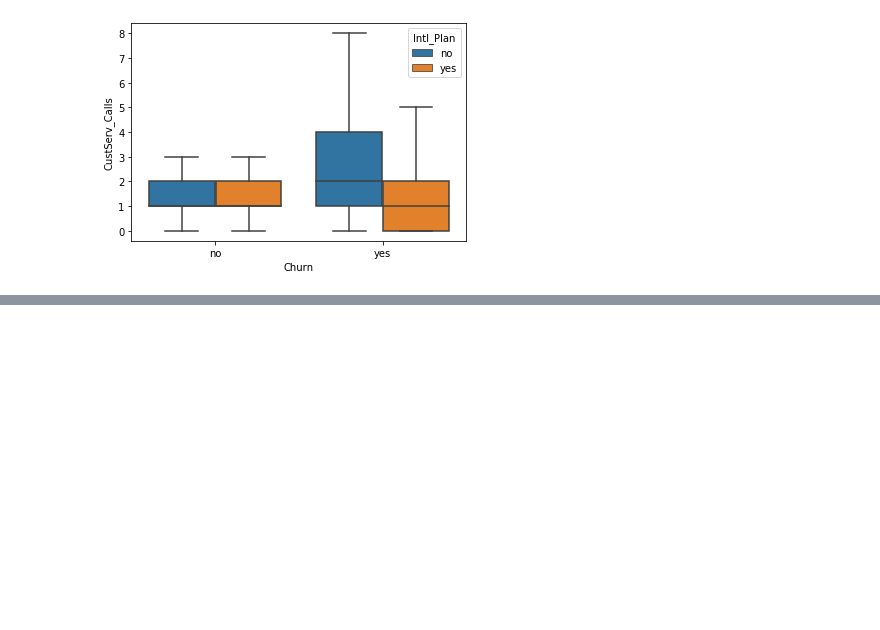
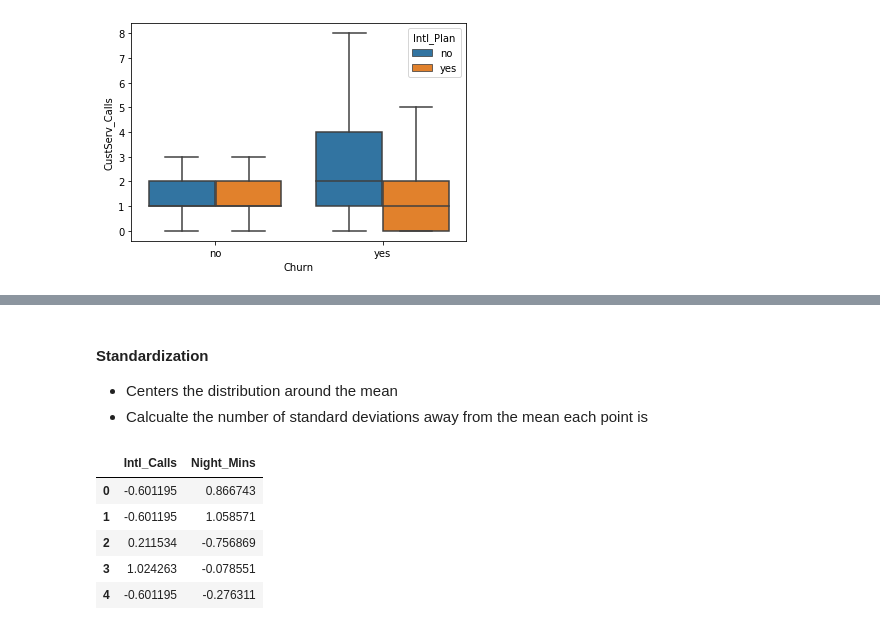
Before and after one commit to MikaelaKlein/Datacamp-Courses, a Jupyter notebook: Predicting Customer Churn in Python/Predicting Customer Churn in Python.ipynb, the cells around one changed output, grey strips where cells are left out. Drawn from its saved outputs; the diff is of its cells as text; code cells hidden in the pictures; blank space fills up the shorter version.

```diff
--- a/Predicting Customer Churn in Python/Predicting Customer Churn in Python.ipynb
+++ b/Predicting Customer Churn in Python/Predicting Customer Churn in Python.ipynb
@@ -212,0 +326,17 @@ plt.show()
+# %% [markdown]
+#### Standardization
+* Centers the distribution around the mean
+* Calcualte the number of standard deviations away from the mean each point is
+# %%
+from sklearn.preprocessing import StandardScaler
+
+telco_scaled = StandardScaler().fit_transform(telco[['Intl_Calls', 'Night_Mins']])
+telco_scaled_df = pd.DataFrame(telco_scaled, columns=["Intl_Calls", "Night_Mins"])
+telco_scaled_df.head()
+# %% [output]
+|  | Intl_Calls | Night_Mins |
+| 0 | -0.601195 | 0.866743 |
+| 1 | -0.601195 | 1.058571 |
+| 2 | 0.211534 | -0.756869 |
+| 3 | 1.024263 | -0.078551 |
+| 4 | -0.601195 | -0.276311 |
```
Also changed, not shown: parts of 13 cells of this notebook.
